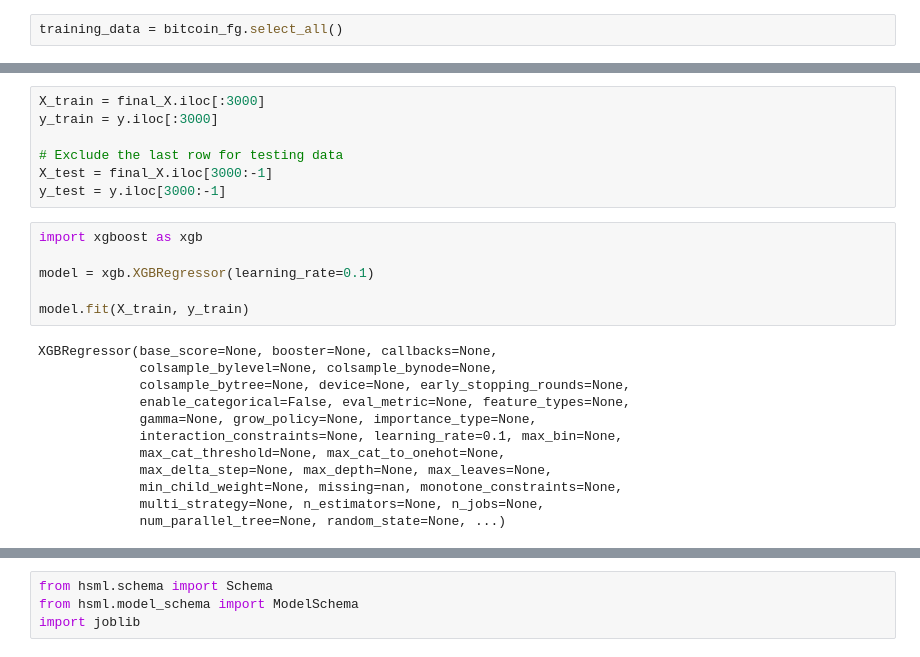
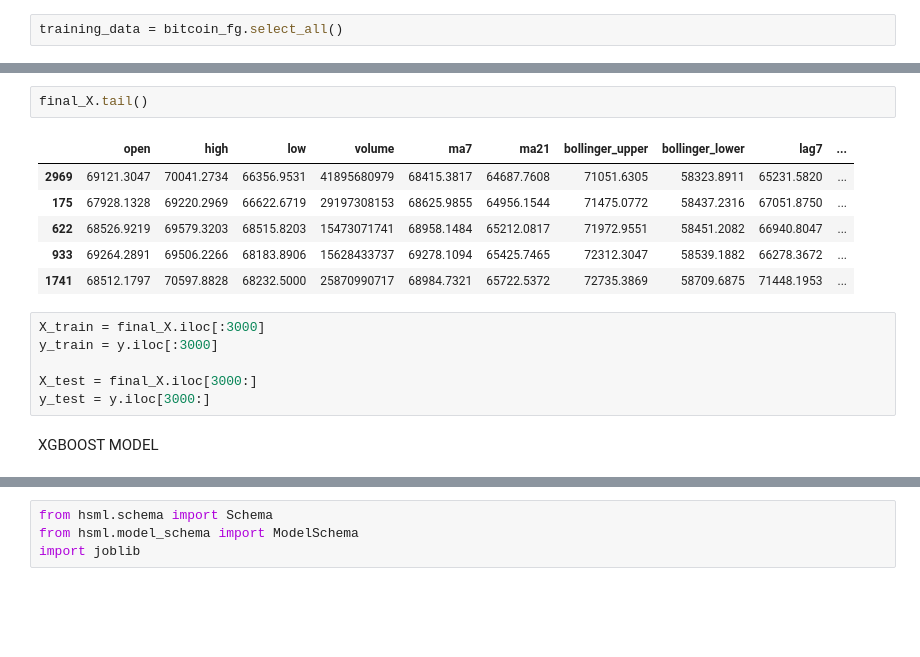
Before and after one commit to Kalnyhuba/mlopsbds, a Jupyter notebook: training_pipeline.ipynb, the cells around one changed output, grey strips where cells are left out. Saved outputs shown, nothing was run; the diff lists cells and outputs as text; blank space fills up the shorter version.

```diff
--- a/training_pipeline.ipynb
+++ b/training_pipeline.ipynb
@@ -39,25 +59,17 @@ y = final_X.pop('tomorrow')
+# %%
+final_X.tail()
+# %% [output]
+|  | open | high | low | volume | ma7 | ma21 | bollinger_upper | bollinger_lower | lag7 | ... |
+| 2969 | 69121.3047 | 70041.2734 | 66356.9531 | 41895680979 | 68415.3817 | 64687.7608 | 71051.6305 | 58323.8911 | 65231.5820 | ... |
+| 175 | 67928.1328 | 69220.2969 | 66622.6719 | 29197308153 | 68625.9855 | 64956.1544 | 71475.0772 | 58437.2316 | 67051.8750 | ... |
+| 622 | 68526.9219 | 69579.3203 | 68515.8203 | 15473071741 | 68958.1484 | 65212.0817 | 71972.9551 | 58451.2082 | 66940.8047 | ... |
+| 933 | 69264.2891 | 69506.2266 | 68183.8906 | 15628433737 | 69278.1094 | 65425.7465 | 72312.3047 | 58539.1882 | 66278.3672 | ... |
+| 1741 | 68512.1797 | 70597.8828 | 68232.5000 | 25870990717 | 68984.7321 | 65722.5372 | 72735.3869 | 58709.6875 | 71448.1953 | ... |
 # %%
 X_train = final_X.iloc[:3000]
 y_train = y.iloc[:3000]
 
-# Exclude the last row for testing data
-X_test = final_X.iloc[3000:-1]
-y_test = y.iloc[3000:-1]
+X_test = final_X.iloc[3000:]
+y_test = y.iloc[3000:]
-# %%
-import xgboost as xgb
-
-model = xgb.XGBRegressor(learning_rate=0.1)
-
-model.fit(X_train, y_train)
-# %% [output]
-XGBRegressor(base_score=None, booster=None, callbacks=None,
-             colsample_bylevel=None, colsample_bynode=None,
-             colsample_bytree=None, device=None, early_stopping_rounds=None,
-             enable_categorical=False, eval_metric=None, feature_types=None,
-             gamma=None, grow_policy=None, importance_type=None,
-             interaction_constraints=None, learning_rate=0.1, max_bin=None,
-             max_cat_threshold=None, max_cat_to_onehot=None,
-             max_delta_step=None, max_depth=None, max_leaves=None,
-             min_child_weight=None, missing=nan, monotone_constraints=None,
-             multi_strategy=None, n_estimators=None, n_jobs=None,
-             num_parallel_tree=None, random_state=None, ...)
+# %% [markdown]
+XGBOOST MODEL
```
Also changed, not shown: parts of 23 cells of this notebook, 11 other files.
